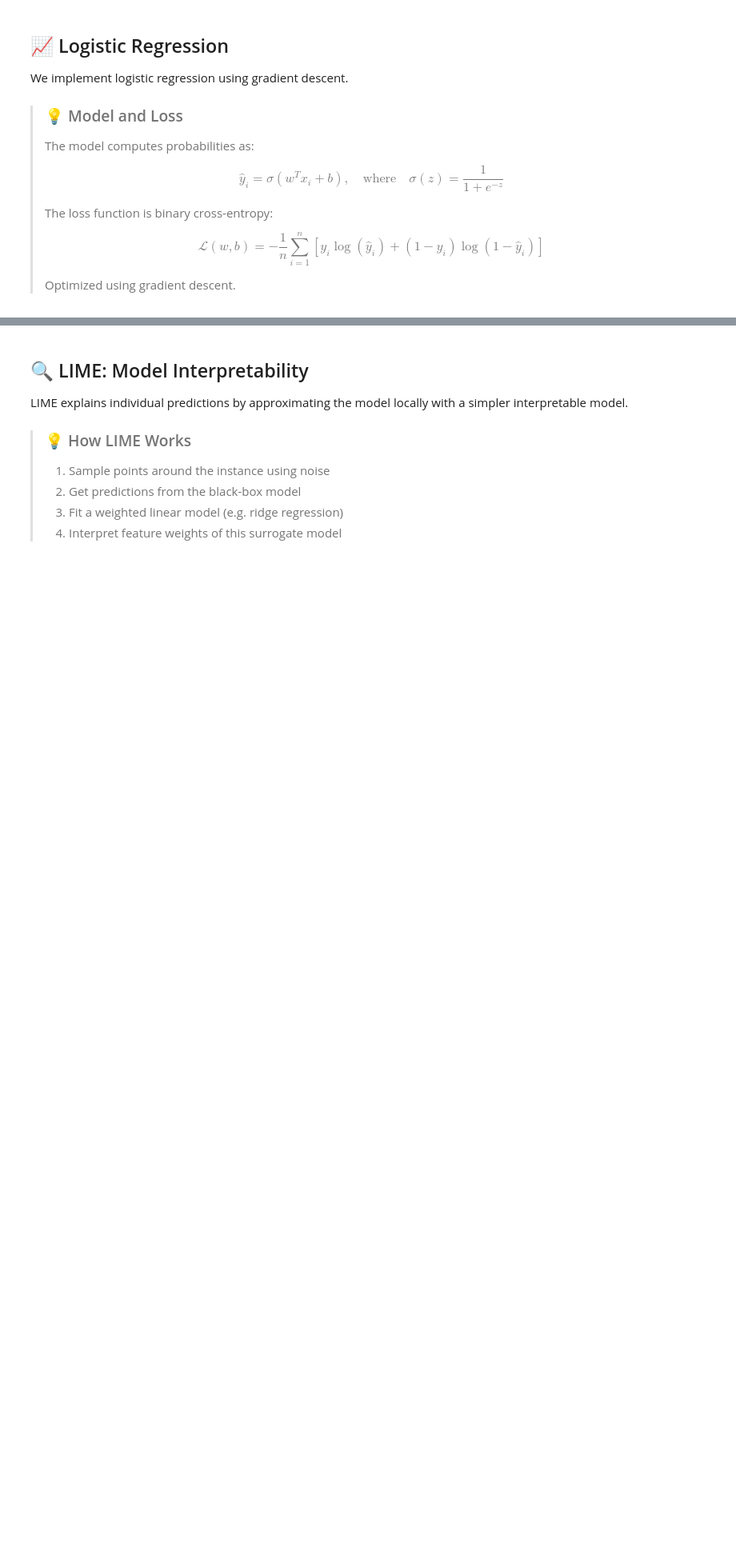
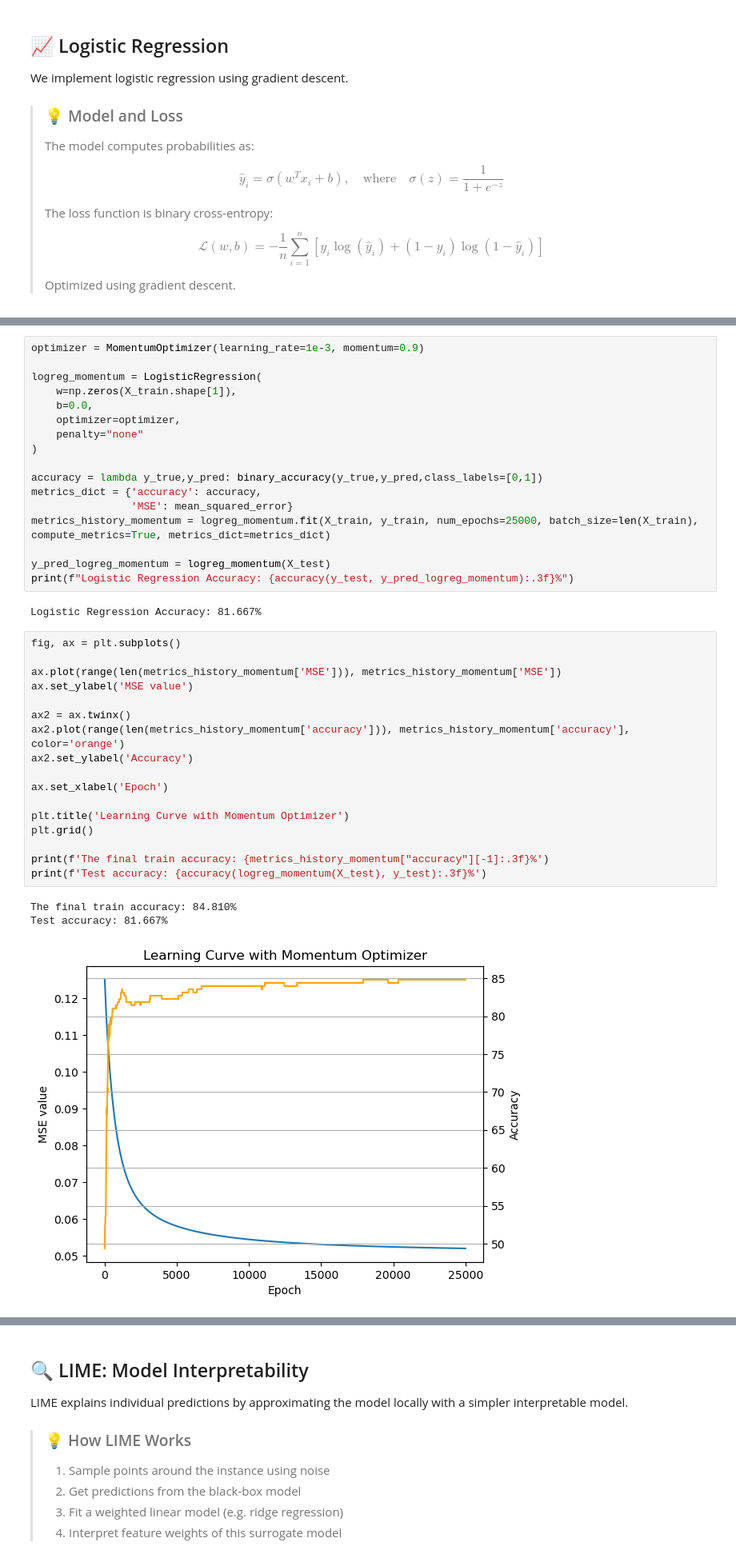
Before and after one commit to christian-hobelsberger/Heart_Disease_Interpretability, a Jupyter notebook: Heart_Disease_Interpretability.ipynb, the cells around one changed output, grey strips where cells are left out. Shown at 80% size. Cells and saved outputs as stored; diff of their text form; blank space fills up the shorter version.

Commit message:
Added summarization, cv, momentum und co.

```diff
--- a/Heart_Disease_Interpretability.ipynb
+++ b/Heart_Disease_Interpretability.ipynb
@@ -157,0 +201,40 @@ Test accuracy: 85.0%
+# %%
+optimizer = MomentumOptimizer(learning_rate=1e-3, momentum=0.9)
+
+logreg_momentum = LogisticRegression(
+    w=np.zeros(X_train.shape[1]),
+    b=0.0,
+    optimizer=optimizer,
+    penalty="none"
+)
+
+accuracy = lambda y_true,y_pred: binary_accuracy(y_true,y_pred,class_labels=[0,1])
+metrics_dict = {'accuracy': accuracy,
+                'MSE': mean_squared_error}
+metrics_history_momentum = logreg_momentum.fit(X_train, y_train, num_epochs=25000, batch_size=len(X_train), compute_metrics=True, metrics_dict=metrics_dict)
+
+y_pred_logreg_momentum = logreg_momentum(X_test)
+print(f"Logistic Regression Accuracy: {accuracy(y_test, y_pred_logreg_momentum):.3f}%")
+# %% [output]
+Logistic Regression Accuracy: 81.667%
+# %%
+fig, ax = plt.subplots()
+
+ax.plot(range(len(metrics_history_momentum['MSE'])), metrics_history_momentum['MSE'])
+ax.set_ylabel('MSE value')
+
+ax2 = ax.twinx()
+ax2.plot(range(len(metrics_history_momentum['accuracy'])), metrics_history_momentum['accuracy'], color='orange')
+ax2.set_ylabel('Accuracy')
+
+ax.set_xlabel('Epoch')
+
+plt.title('Learning Curve with Momentum Optimizer')
+plt.grid()
+
+print(f'The final train accuracy: {metrics_history_momentum["accuracy"][-1]:.3f}%')
+print(f'Test accuracy: {accuracy(logreg_momentum(X_test), y_test):.3f}%')
+# %% [output]
+The final train accuracy: 84.810%
+Test accuracy: 81.667%
+[figure, added]
```
Also changed, not shown: parts of 20 cells of this notebook, 5 other files.
